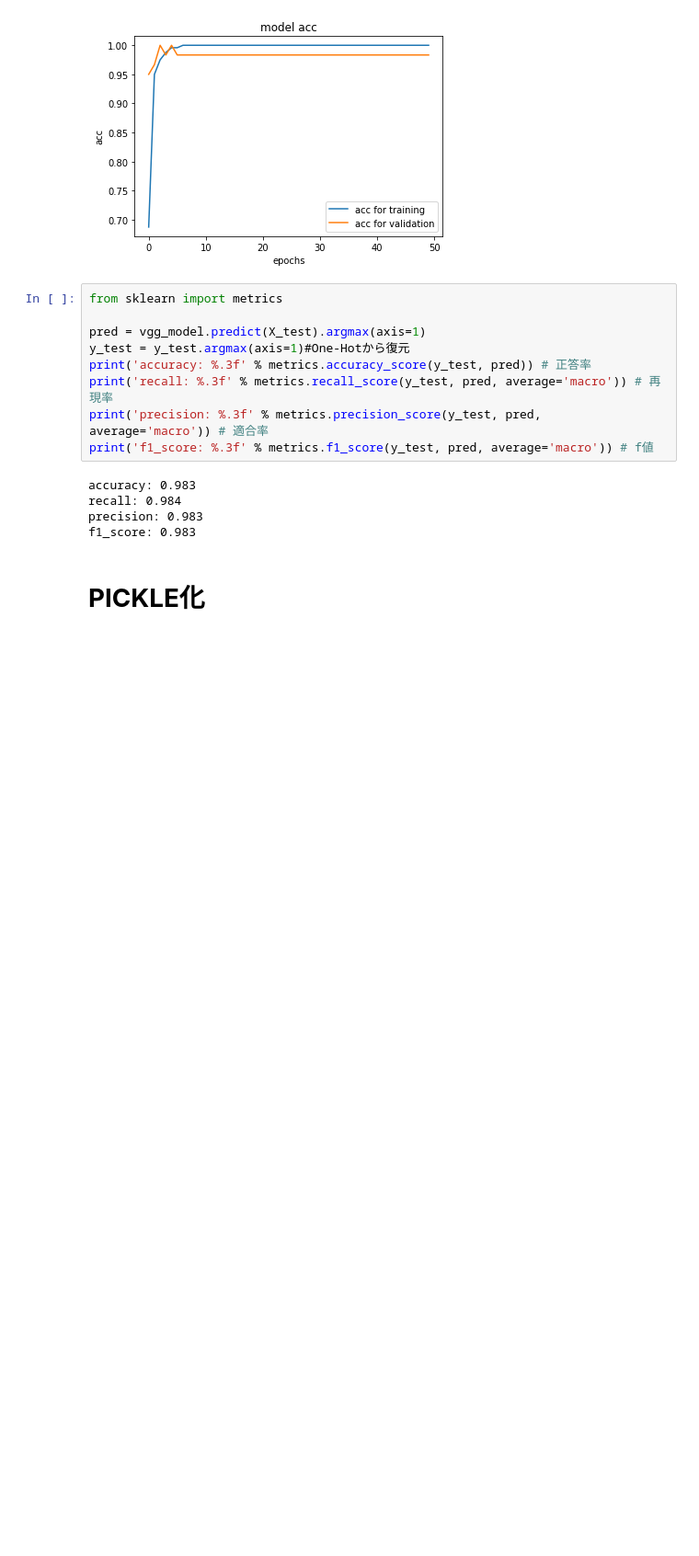
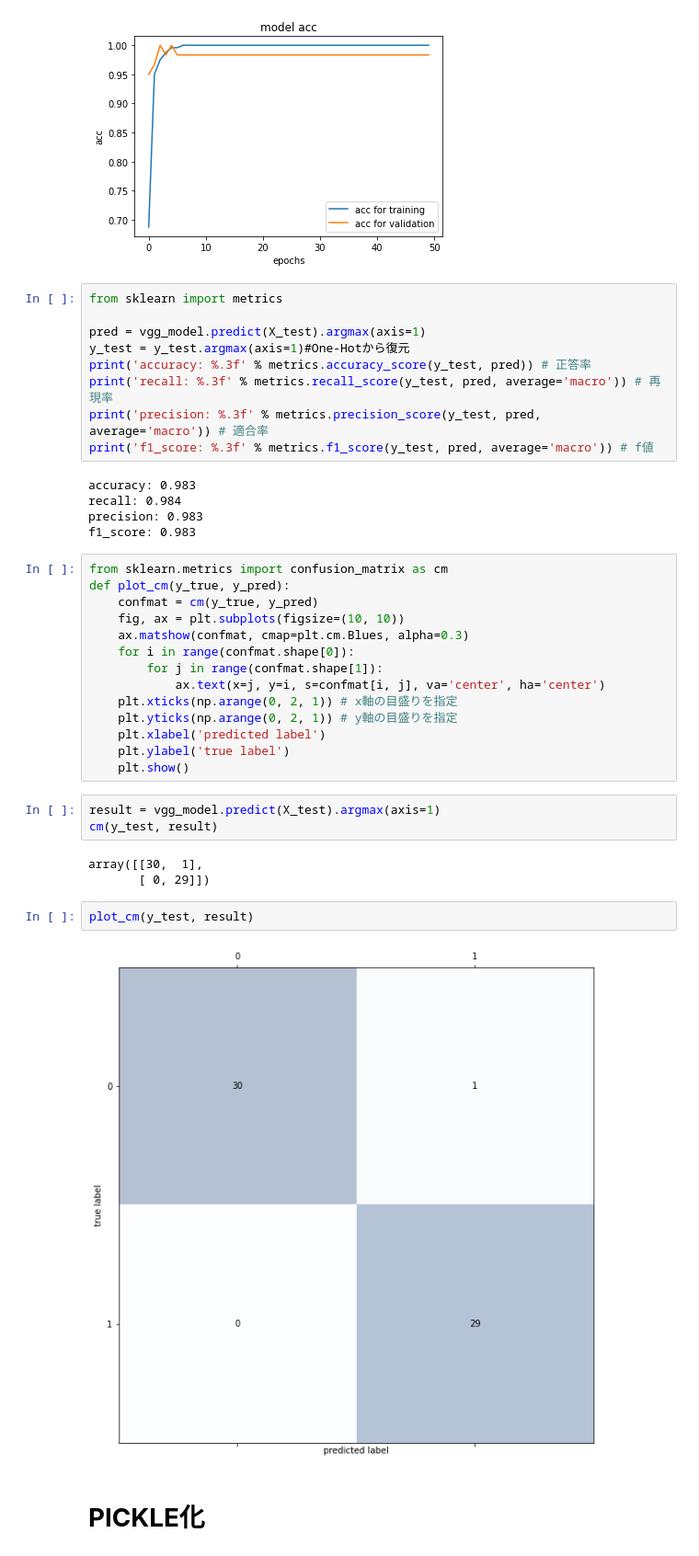
Before and after one commit to tomo0314/App_virus-mask-recognition, a Jupyter notebook: app/Learning.ipynb, the cells around one changed output. Shown: that part at 92% size. Cells and saved outputs as stored; diff of their text form; blank space fills up the shorter version.

```diff
--- a/app/Learning.ipynb
+++ b/app/Learning.ipynb
@@ -203,6 +203,30 @@ accuracy: 0.983
 recall: 0.984
 precision: 0.983
 f1_score: 0.983
+# %%
+from sklearn.metrics import confusion_matrix as cm
+def plot_cm(y_true, y_pred):
+    confmat = cm(y_true, y_pred)
+    fig, ax = plt.subplots(figsize=(10, 10))
+    ax.matshow(confmat, cmap=plt.cm.Blues, alpha=0.3)
+    for i in range(confmat.shape[0]):
+        for j in range(confmat.shape[1]):
+            ax.text(x=j, y=i, s=confmat[i, j], va='center', ha='center')
+    plt.xticks(np.arange(0, 2, 1)) # x軸の目盛りを指定
+    plt.yticks(np.arange(0, 2, 1)) # y軸の目盛りを指定
+    plt.xlabel('predicted label')
+    plt.ylabel('true label')
+    plt.show()
+# %%
+result = vgg_model.predict(X_test).argmax(axis=1)
+cm(y_test, result)
+# %% [output]
+array([[30,  1],
+       [ 0, 29]])
+# %%
+plot_cm(y_test, result)
+# %% [output]
+[figure, added]
 # %% [markdown]
 # **PICKLE化**
 # %%
```
Also changed, not shown: parts of 1 cell of this notebook, 4 other files.
